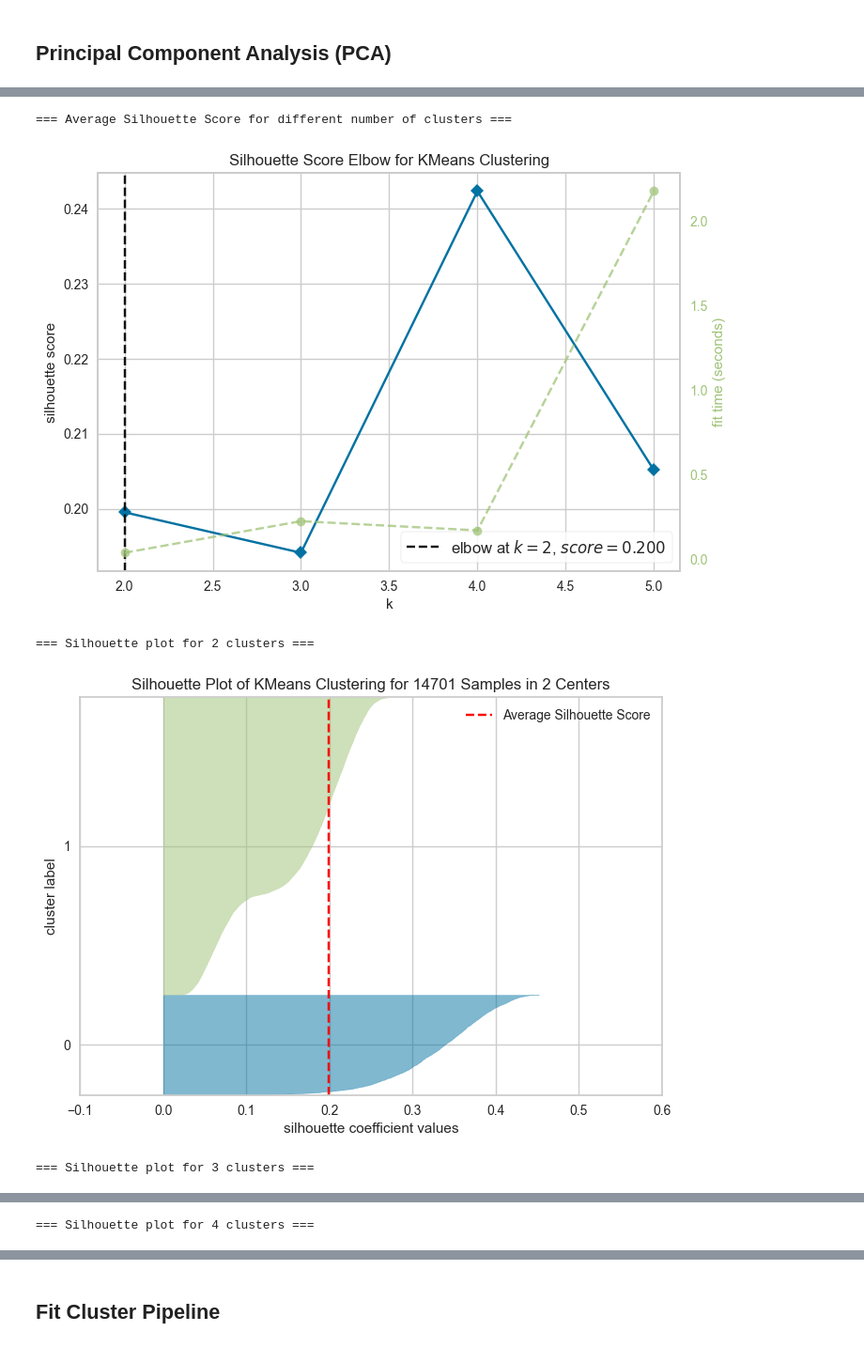
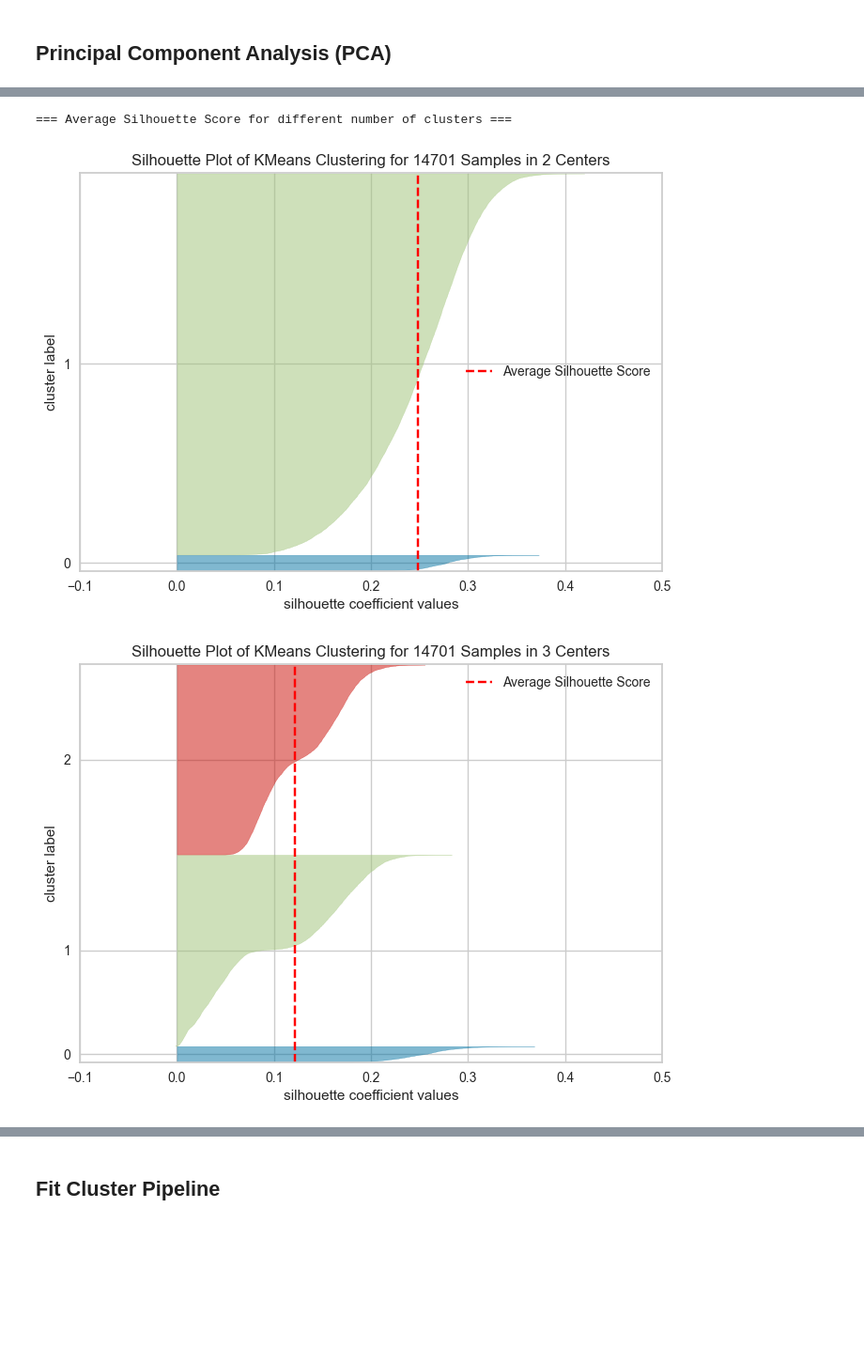
Before and after one commit to Scaphix/the-ai-salary-index, a Jupyter notebook: jupyter_notebooks/06 - ModelingEvaluation - Cluster.ipynb, the cells around one changed output, grey strips where cells are left out. Shown at 94% size. Cells and saved outputs as stored; diff of their text form; code cells hidden in the pictures; blank space fills up the shorter version.

```diff
--- a/jupyter_notebooks/06 - ModelingEvaluation - Cluster.ipynb
+++ b/jupyter_notebooks/06 - ModelingEvaluation - Cluster.ipynb
@@ -146,7 +139,6 @@ from sklearn.pipeline import Pipeline
 
 # Encoding
 from feature_engine.encoding import CountFrequencyEncoder, OneHotEncoder
-from feature_engine.selection import SmartCorrelatedSelection
 
 # Feature Scaling
 from sklearn.preprocessing import StandardScaler
@@ -158,7 +150,7 @@ from sklearn.decomposition import PCA
 from sklearn.cluster import KMeans
 
 
-def PipelineCluster():
+def PipelineCluster(n_components=0.95, n_clusters=3):
     pipeline_base = Pipeline([
         # Step 1: Encode ordinal variables with meaningful order
         ("OrdinalMappingEncoder", OrdinalMappingEncoder(mappings={
@@ -177,19 +169,14 @@ def PipelineCluster():
             encoding_method='frequency',
             variables=['job_title', 'company_location', 'employee_residence', 'industry'])),
 
-        # Step 4: Remove correlated features
-        ("SmartCorrelatedSelection", SmartCorrelatedSelection(
-            variables=None, method="spearman",
-            threshold=0.8, selection_method="variance")),
-
-        # Step 5: Scale all features
+        # Step 4: Scale all features so no group dominates by magnitude
         ("scaler", StandardScaler()),
 
-        # Step 6: PCA
-        ("PCA", PCA(n_components=6, random_state=0)),
+        # Step 5: PCA — blend all features into balanced components
+        ("PCA", PCA(n_components=n_components, random_state=0)),
 
-        # Step 7: Cluster
-        ("model", KMeans(n_clusters=10, random_state=0)),
+        # Step 6: Cluster
+        ("model", KMeans(n_clusters=n_clusters, random_state=0)),
     ])
     return pipeline_base
 
@@ -216,7 +202,0 @@ Pipeline(steps=[('OrdinalMappingEncoder',
-# %%
-pipeline_cluster = PipelineCluster()
-pipeline_pre = Pipeline(pipeline_cluster.steps[:4])  # up to SmartCorrelatedSelection
-pipeline_pre.fit(df)
-
-print("Dropped:", pipeline_pre['SmartCorrelatedSelection'].features_to_drop_)
-print("Kept:", pipeline_pre['SmartCorrelatedSelection'].get_feature_names_out())
@@ -385,29 +290,17 @@ plt.show()
 # %%
 from yellowbrick.cluster import SilhouetteVisualizer
 
-n_cluster_start, n_cluster_stop = 2, 6
+n_cluster_start, n_cluster_stop = 2, 5
 
 print("=== Average Silhouette Score for different number of clusters ===")
-visualizer = KElbowVisualizer(
-    KMeans(random_state=0), k=(n_cluster_start, n_cluster_stop),
-    metric='silhouette', force_model=True)
-visualizer.fit(df_analysis)
-visualizer.show()
-plt.show()
-print("\n")
 
-for n_clusters in np.arange(start=n_cluster_start, stop=n_cluster_stop):
-    print(f"=== Silhouette plot for {n_clusters} clusters ===")
-    visualizer = SilhouetteVisualizer(
-        KMeans(n_clusters=n_clusters, random_state=0),
-        colors='yellowbrick', force_model=True)
+for n in range(n_cluster_start, n_cluster_stop + 1):
+    km = KMeans(n_clusters=n, random_state=0)
+    visualizer = SilhouetteVisualizer(km, colors="yellowbrick", force_model=True)
     visualizer.fit(df_analysis)
     visualizer.show()
-    plt.show()
-    print("\n")
+    print(f"\n")
 # %% [output]
 === Average Silhouette Score for different number of clusters ===
-[figure, old version]
+[figure, new version]
-=== Silhouette plot for 2 clusters ===
-[figure, old version]
+[figure, new version]
-=== Silhouette plot for 3 clusters ===
@@ -415 +307,0 @@ for n_clusters in np.arange(start=n_cluster_start, stop=n_cluster_stop):
-=== Silhouette plot for 4 clusters ===
```
Also changed, not shown: parts of 119 cells of this notebook.
